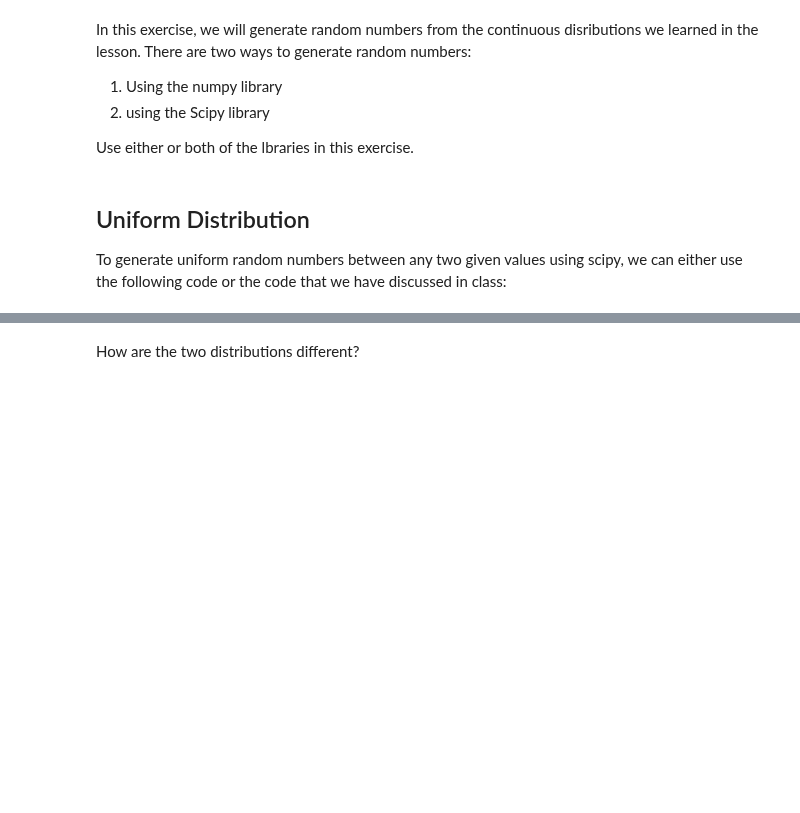
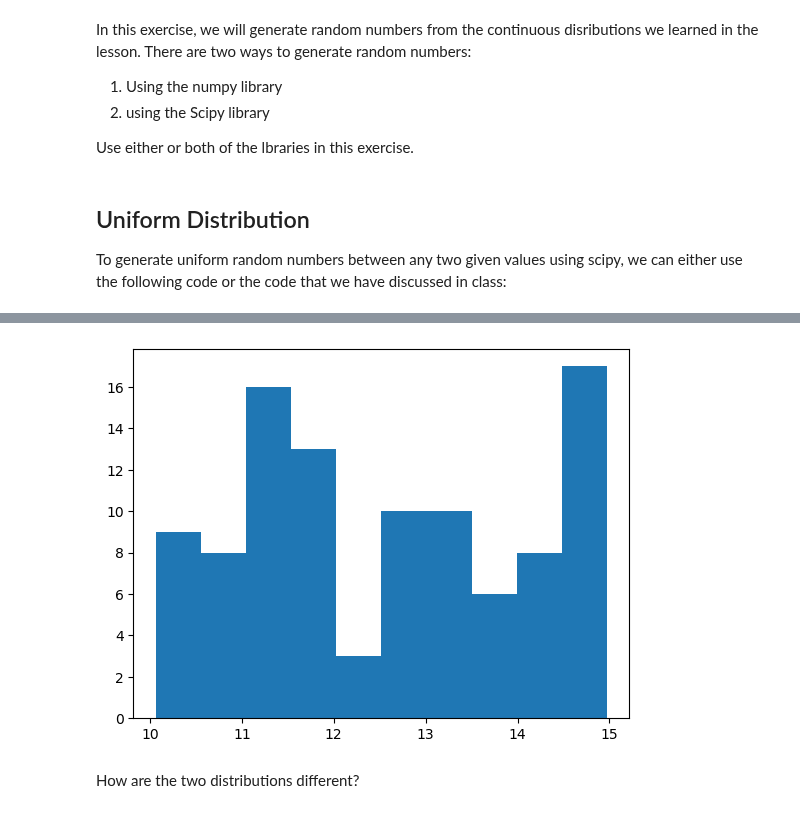
Before and after one commit to ta-data-lis/lab-probability-distributions, a Jupyter notebook: your-code/continuous.ipynb, the cells around one changed output, grey strips where cells are left out. Cells and saved outputs as stored; diff of their text form; code cells hidden in the pictures; blank space fills up the shorter version.

```diff
--- a/your-code/continuous.ipynb
+++ b/your-code/continuous.ipynb
@@ -47,2 +66,7 @@ Your output should look like below:
+# %%
+plt.hist(random(10, 15, 100), bins = 10)
+plt.show()
+# %% [output]
+[figure, added]
 # %% [markdown]
 How are the two distributions different?
```
Also changed, not shown: parts of 23 cells of this notebook.
